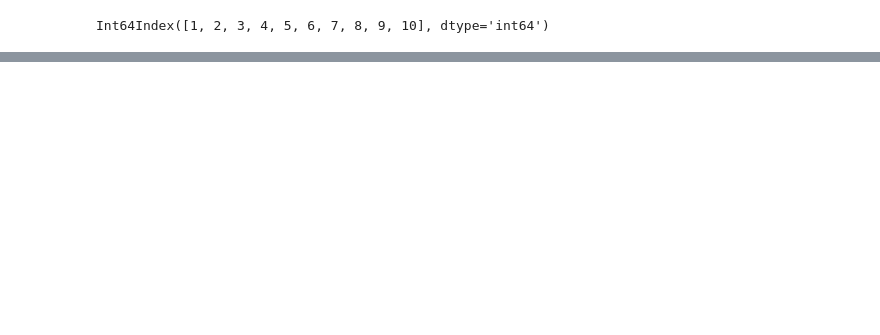
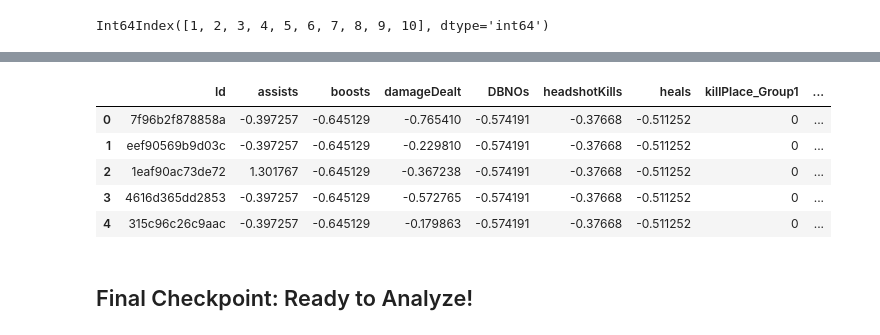
Before and after one commit to EricLipe17/CS_395_Final_Project, a Jupyter notebook: PUBG_Preprocessing.ipynb, the cells around one changed output, grey strips where cells are left out. Cells and saved outputs as stored; diff of their text form; code cells hidden in the pictures; blank space fills up the shorter version.

```diff
--- a/PUBG_Preprocessing.ipynb
+++ b/PUBG_Preprocessing.ipynb
@@ -574,0 +644,30 @@ max_place_column_names = []
+# %%
+reordered_checkpoint_8_columns = ['Id', 'assists', 'boosts', 'damageDealt', 'DBNOs', 'headshotKills',
+       'heals', 'killPlace_Group1', 'killPlace_Group2', 'killPlace_Group3',
+       'killPlace_Group4', 'killPlace_Group5', 'killPlace_Group6',
+       'killPlace_Group7', 'killPlace_Group8', 'killPlace_Group9',
+       'killPlace_Group10', 'killPoints', 'kills', 'killStreaks',
+       'longestKill', 'crashfpp', 'crashtpp',
+       'duo', 'duo-fpp', 'flarefpp', 'flaretpp', 'normal-duo',
+       'normal-duo-fpp', 'normal-solo', 'normal-solo-fpp', 'normal-squad',
+       'normal-squad-fpp', 'solo', 'solo-fpp', 'squad', 'squad-fpp',
+       'maxPlace_Group1', 'maxPlace_Group2', 'maxPlace_Group3',
+       'maxPlace_Group4', 'maxPlace_Group5', 'maxPlace_Group6',
+       'maxPlace_Group7', 'maxPlace_Group8', 'maxPlace_Group9',
+       'maxPlace_Group10', 'numGroups_Group1', 'numGroups_Group2',
+       'numGroups_Group3', 'numGroups_Group4', 'numGroups_Group5',
+       'numGroups_Group6', 'numGroups_Group7', 'numGroups_Group8',
+       'numGroups_Group9', 'numGroups_Group10', 'matchDuration', 'revives', 'rideDistance', 'roadKills',
+       'swimDistance', 'teamKills', 'vehicleDestroys', 'walkDistance',
+       'weaponsAcquired', 'winPoints', 'winPlacePerc']
+df_checkpoint_8 = df_checkpoint_8[reordered_checkpoint_8_columns]
+df_checkpoint_8.head()
+# %% [output]
+|  | Id | assists | boosts | damageDealt | DBNOs | headshotKills | heals | killPlace_Group1 | ... |
+| 0 | 7f96b2f878858a | -0.397257 | -0.645129 | -0.765410 | -0.574191 | -0.37668 | -0.511252 | 0 | ... |
+| 1 | eef90569b9d03c | -0.397257 | -0.645129 | -0.229810 | -0.574191 | -0.37668 | -0.511252 | 0 | ... |
+| 2 | 1eaf90ac73de72 | 1.301767 | -0.645129 | -0.367238 | -0.574191 | -0.37668 | -0.511252 | 0 | ... |
+| 3 | 4616d365dd2853 | -0.397257 | -0.645129 | -0.572765 | -0.574191 | -0.37668 | -0.511252 | 0 | ... |
+| 4 | 315c96c26c9aac | -0.397257 | -0.645129 | -0.179863 | -0.574191 | -0.37668 | -0.511252 | 0 | ... |
+# %% [markdown]
+## Final Checkpoint: Ready to Analyze!
```
Also changed, not shown: parts of 99 cells of this notebook.
